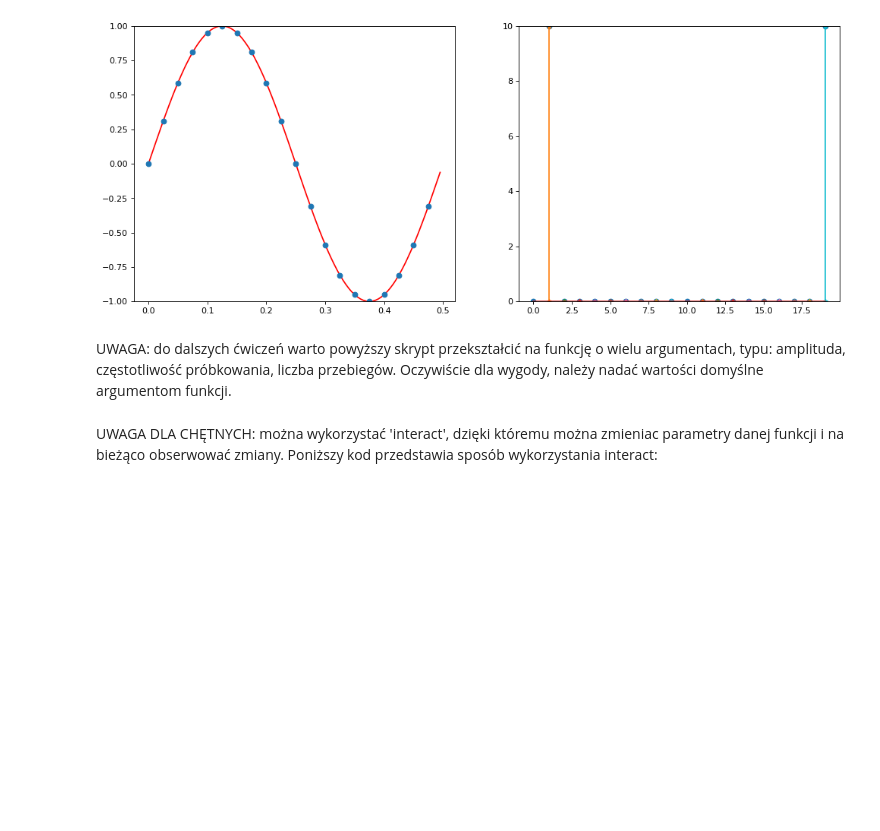
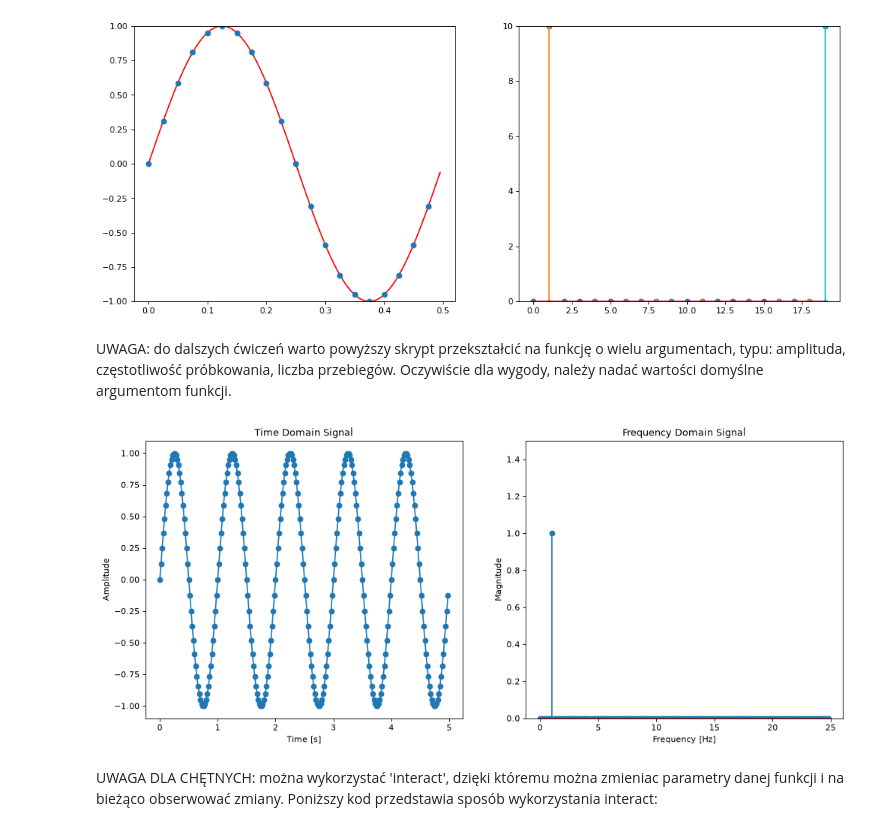
Before and after one commit to gaucho212/KCK, a Jupyter notebook: Lab3/2025/Sygnaly-Lab1-clear.ipynb, the cells around one changed output. Cells and saved outputs as stored; diff of their text form; code cells hidden in the pictures; blank space fills up the shorter version.

```diff
--- a/Lab3/2025/Sygnaly-Lab1-clear.ipynb
+++ b/Lab3/2025/Sygnaly-Lab1-clear.ipynb
@@ -77,3 +75,41 @@ UWAGA: do dalszych ćwiczeń warto powyższy skrypt przekształcić na funkcję
+# %%
+# Zdefiniuj funkcję
+import numpy as np
+import matplotlib.pyplot as plt
+
+def signal_analysis(A=1.0, f=1.0, w=100.0, LP=10):
+    T = 1.0 / f
+    TW = 1.0 / w
+    t = np.arange(0, LP * T, TW)
+    n = len(t)
+
+    signal = A * np.sin(2 * np.pi * f * t)
+
+    fig = plt.figure(figsize=(15, 6), dpi=80)
+    ax1 = fig.add_subplot(121)
+    ax1.plot(t, signal, 'o-')
+    ax1.set_xlabel('Time [s]')
+    ax1.set_ylabel('Amplitude')
+    ax1.set_title('Time Domain Signal')
+
+    signal_fft = np.fft.fft(signal)
+    signal_fft_abs = np.abs(signal_fft)
+    signal_fft_scaled = signal_fft_abs * 2 / n
+    freqs = np.arange(n) * (w / n)
+
+    ax2 = fig.add_subplot(122)
+    half_n = n // 2
+    ax2.stem(freqs[:half_n], signal_fft_scaled[:half_n], '-*')
+    ax2.set_xlabel('Frequency [Hz]')
+    ax2.set_ylabel('Magnitude')
+    ax2.set_title('Frequency Domain Signal')
+    ax2.set_ylim([0, A + 0.5])
+
+    plt.show()
+
+signal_analysis(A=1.0, f=1.0, w=50.0, LP=5)
+# %% [output]
+[figure, added]
 # %% [markdown]
 UWAGA DLA CHĘTNYCH: można wykorzystać 'interact', dzięki któremu można zmieniac parametry danej funkcji i na bieżąco obserwować zmiany. Poniższy kod przedstawia sposób wykorzystania interact:
 # %%
```
Also changed, not shown: parts of 15 cells of this notebook, 1 other file.
